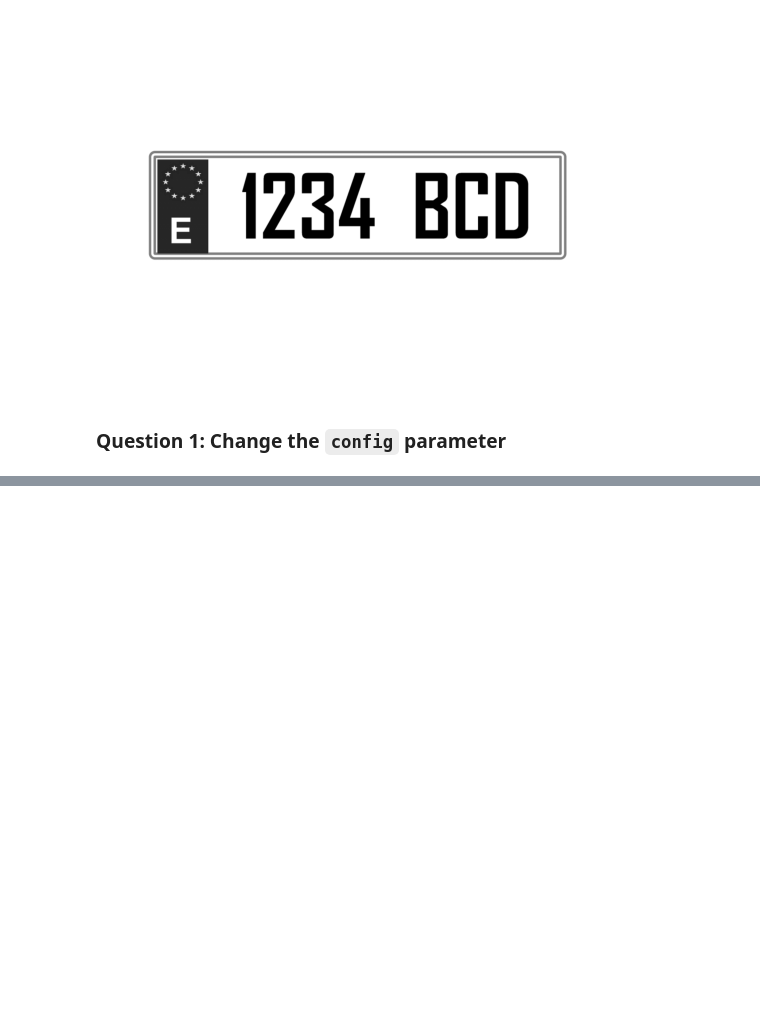
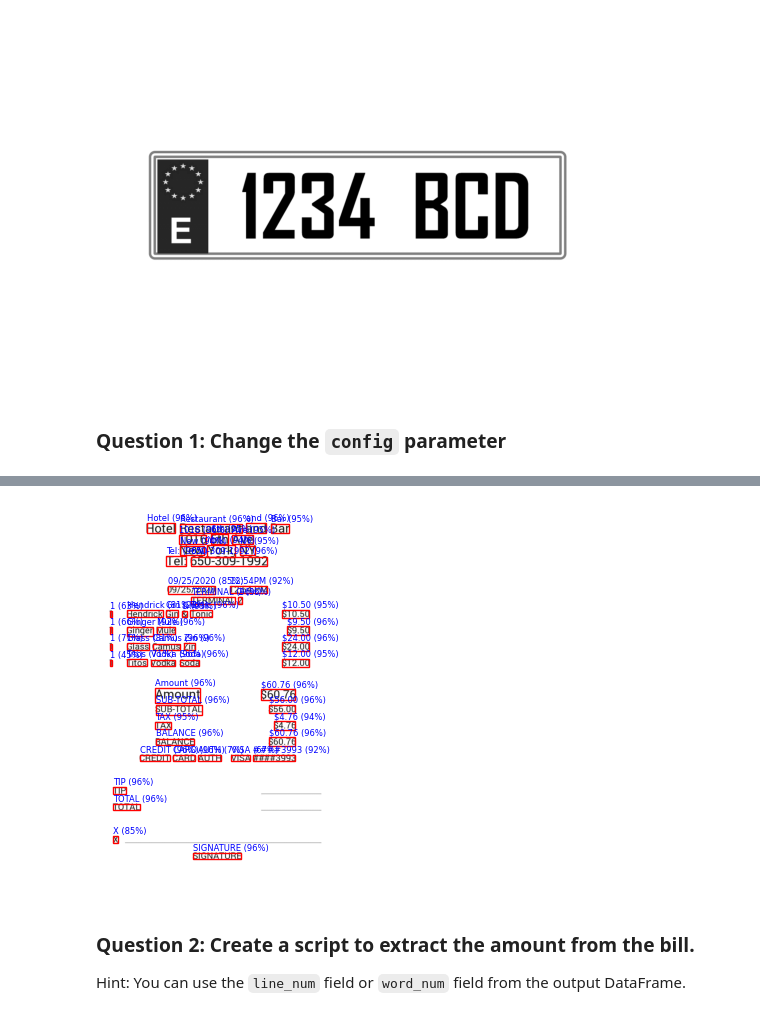
Before and after one commit to mtermor/NTIC_DeepLearning, a Jupyter notebook: CNN/OCR_with_OpenCV_and_Tesseract.ipynb, the cells around one changed output, grey strips where cells are left out. Cells and saved outputs as stored; diff of their text form; code cells hidden in the pictures; blank space fills up the shorter version.

```diff
--- a/CNN/OCR_with_OpenCV_and_Tesseract.ipynb
+++ b/CNN/OCR_with_OpenCV_and_Tesseract.ipynb
@@ -226,7 +226,7 @@ print(text)
 # %% [markdown]
 ### Question 1: Change the `config` parameter
 # %%
-config = '--psm <0>'
+config = '--psm 6 -l eng'
 
 text = pytesseract.image_to_string(image_1, config = config)
 print(text)
@@ -234,0 +284,7 @@ TesseractError: (1, 'Tesseract Open Source OCR Engine v4.1.1 with Leptonica Warn
+# %%
+import pandas as pd
+config = '--psm 6 -l eng'
+data = pytesseract.image_to_data(image,config=config, output_type=pytesseract.Output.DICT)
+print(data.keys())
+df = pd.DataFrame(data)
+df.head(10)
@@ -234,0 +304,24 @@ TesseractError: (1, 'Tesseract Open Source OCR Engine v4.1.1 with Leptonica Warn
+# %%
+import matplotlib.pyplot as plt
+from matplotlib.patches import Rectangle
+
+plt.imshow(image, cmap='gray')
+plt.axis('off')
+
+# Iterate over each word
+for i in range(len(df)):
+    # Only consider entries with a confidence level
+    if df['conf'][i] > 0:
+        # Extract coordinates and dimensions of the bounding box
+        (x, y, w, h) = (df['left'][i], df['top'][i], df['width'][i], df['height'][i])
+        plt.gca().add_patch(Rectangle((x, y), w, h, fill=False, edgecolor='red', lw=1))
+        text = f"{df['text'][i]} ({df['conf'][i]}%)"
+        plt.gca().text(x, y - 10, text, color='blue', fontsize=6)
+
+plt.show()
+# %% [output]
+[figure, added]
+# %% [markdown]
+### Question 2: Create a script to extract the amount from the bill.
+
+Hint: You can use the `line_num` field or `word_num` field from the output DataFrame.
```
Also changed, not shown: parts of 27 cells of this notebook.
